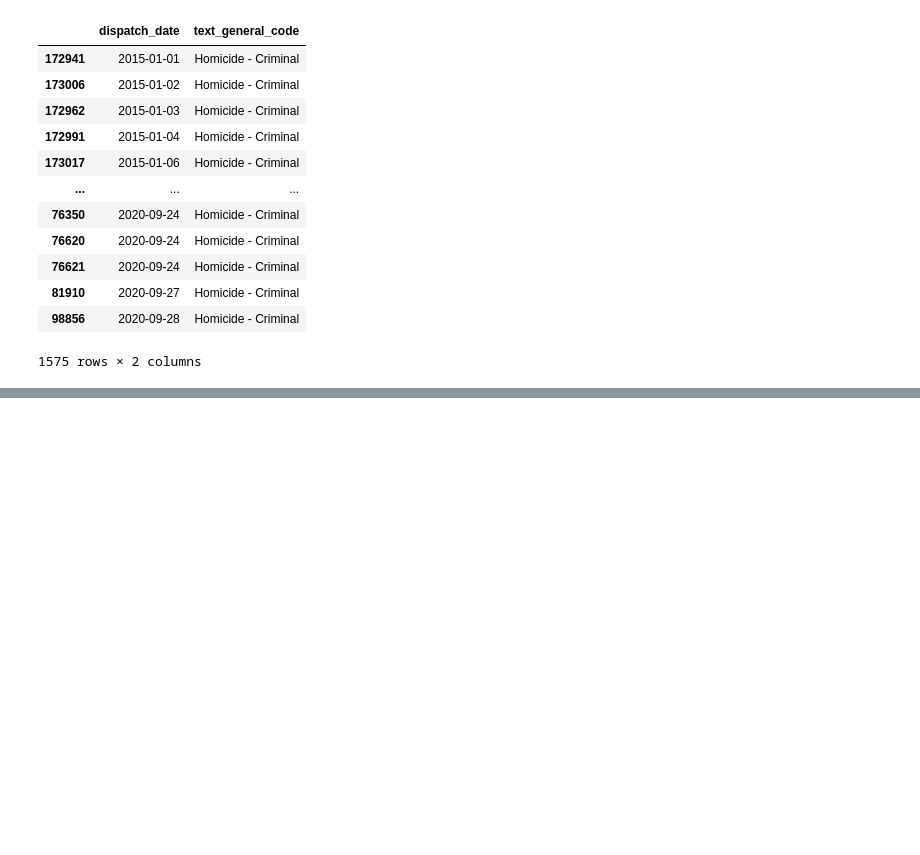
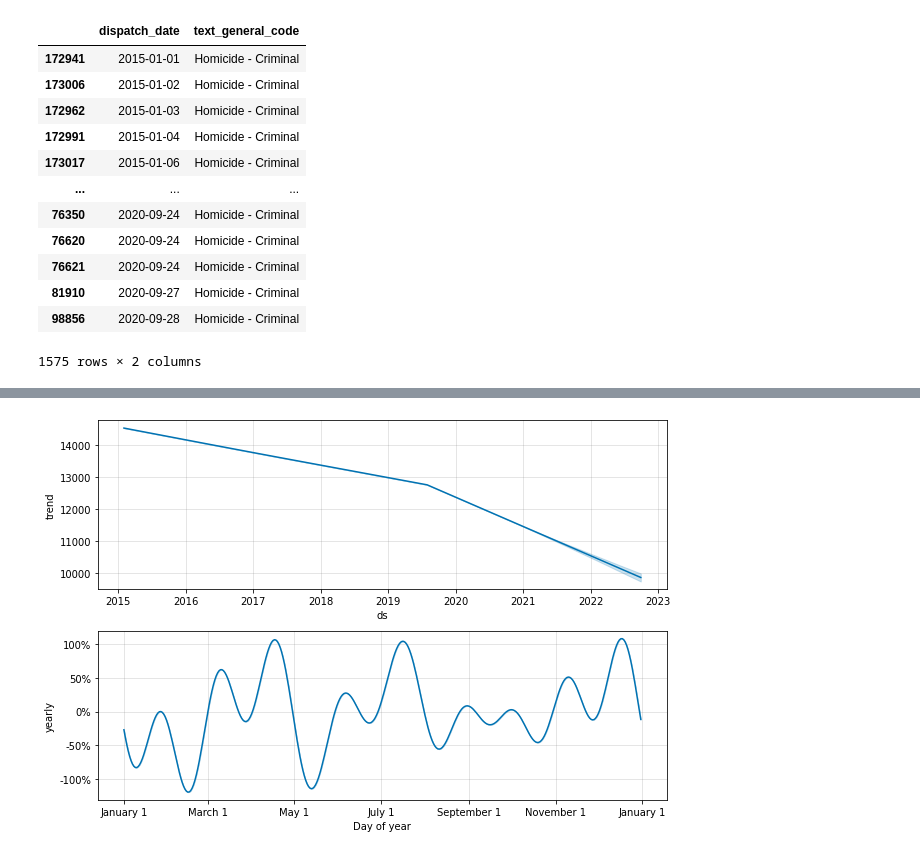
Before and after one commit to steve122192/philly_crime_analysis, a Jupyter notebook: philly_crime_notebook.ipynb, the cells around one changed output, grey strips where cells are left out. Cells and saved outputs as stored; diff of their text form; code cells hidden in the pictures; blank space fills up the shorter version.

```diff
--- a/philly_crime_notebook.ipynb
+++ b/philly_crime_notebook.ipynb
@@ -348,0 +379,5 @@ INFO:fbprophet:Disabling daily seasonality. Run prophet with daily_seasonality=T
+# %%
+fig = prf.plot_components(df_future)
+fig.show()
+# %% [output]
+[figure, added]
```
Also changed, not shown: parts of 14 cells of this notebook.
